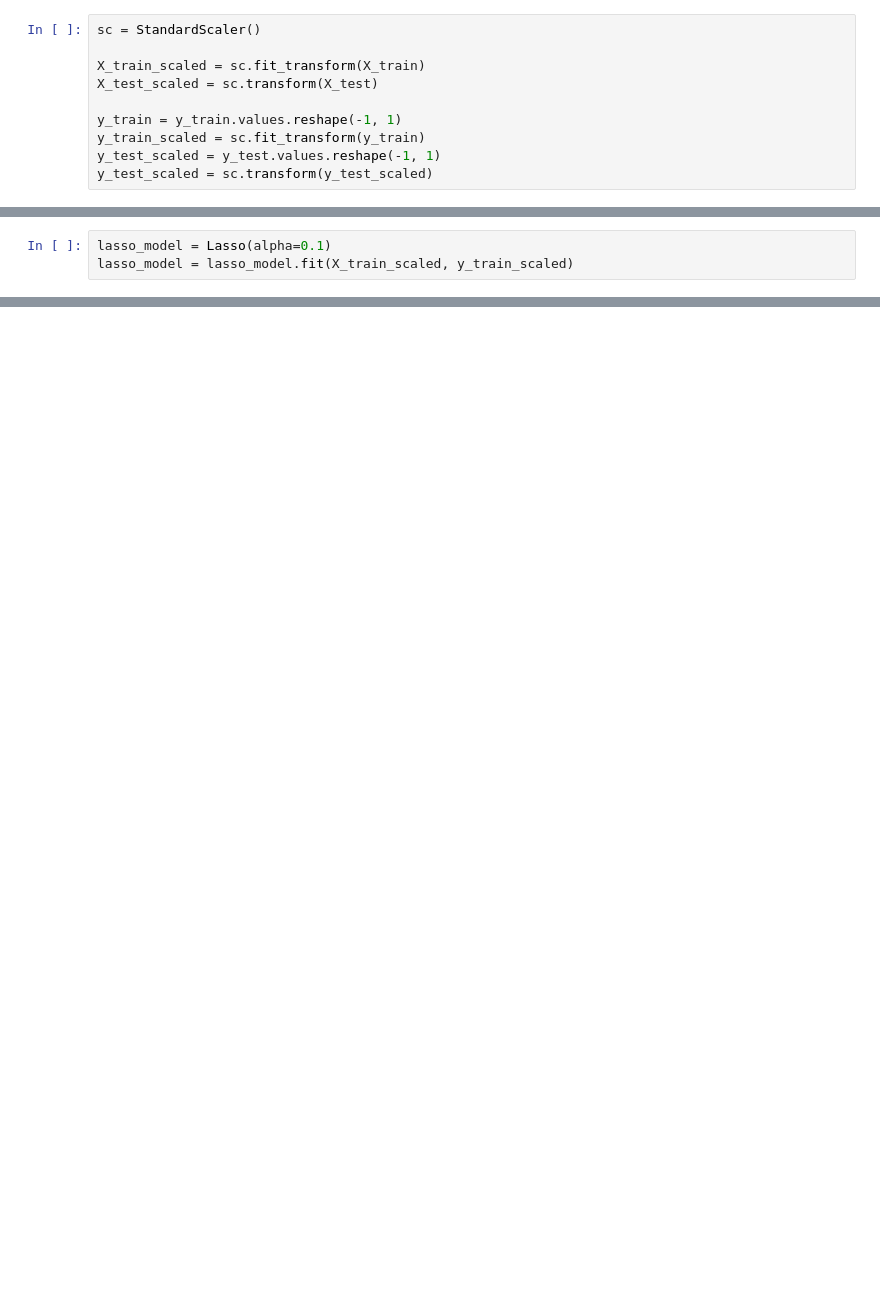
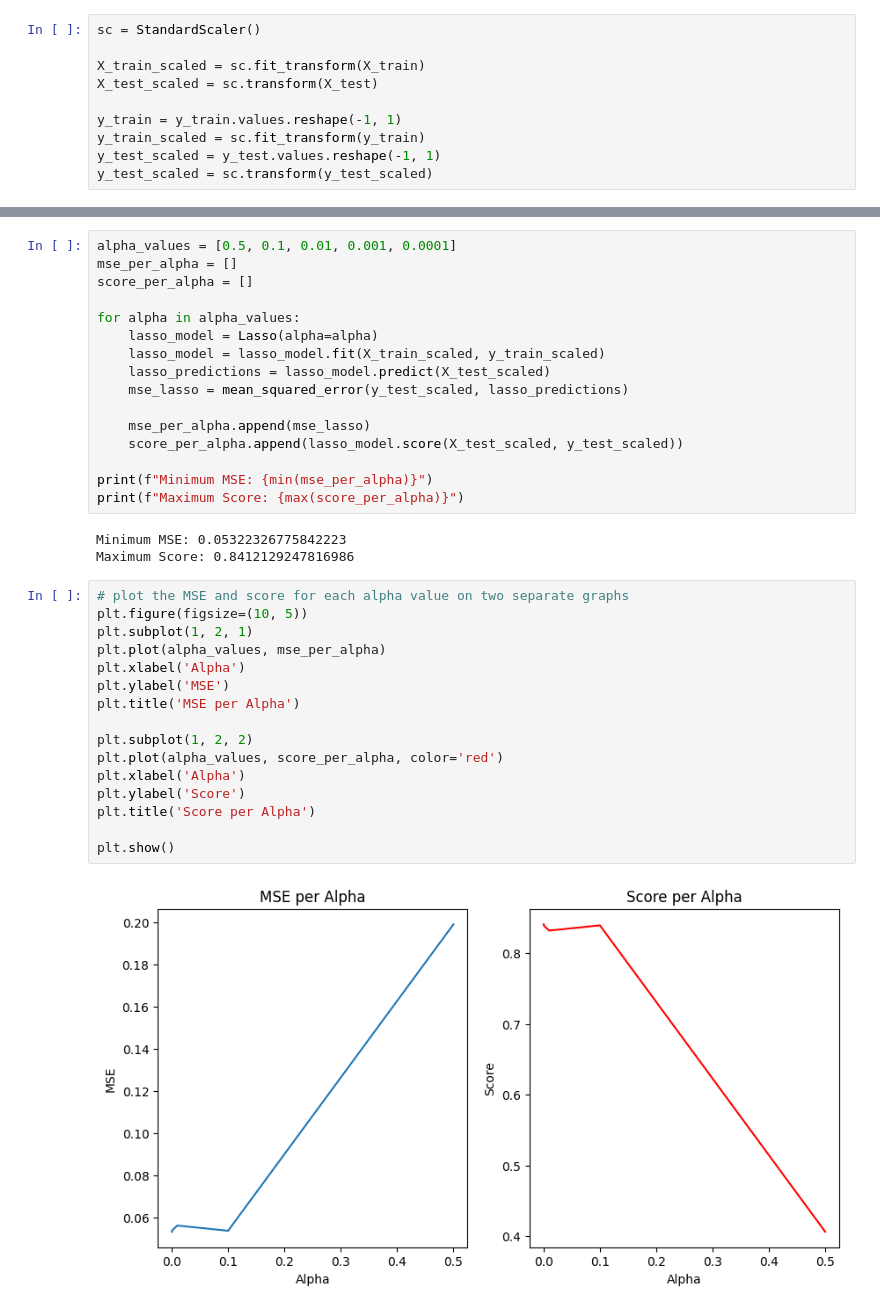
Before and after one commit to akshat1712/MA515_FDS_Project, a Jupyter notebook: Covid_Analysis.ipynb, the cells around one changed output, grey strips where cells are left out. Drawn from its saved outputs; the diff is of its cells as text; blank space fills up the shorter version.

```diff
--- a/Covid_Analysis.ipynb
+++ b/Covid_Analysis.ipynb
@@ -74,3 +108,0 @@ ridge_model = ridge_model.fit(X_train_scaled, y_train_scaled)
-# %%
-lasso_model = Lasso(alpha=0.1)
-lasso_model = lasso_model.fit(X_train_scaled, y_train_scaled)
@@ -103,0 +154,37 @@ model_pca.score(X_test_pca, y_test_scaled)
+# %%
+alpha_values = [0.5, 0.1, 0.01, 0.001, 0.0001]
+mse_per_alpha = []
+score_per_alpha = []
+
+for alpha in alpha_values:
+    lasso_model = Lasso(alpha=alpha)
+    lasso_model = lasso_model.fit(X_train_scaled, y_train_scaled)
+    lasso_predictions = lasso_model.predict(X_test_scaled)
+    mse_lasso = mean_squared_error(y_test_scaled, lasso_predictions)
+
+    mse_per_alpha.append(mse_lasso)
+    score_per_alpha.append(lasso_model.score(X_test_scaled, y_test_scaled))
+
+print(f"Minimum MSE: {min(mse_per_alpha)}")
+print(f"Maximum Score: {max(score_per_alpha)}")
+# %% [output]
+Minimum MSE: 0.05322326775842223
+Maximum Score: 0.8412129247816986
+# %%
+# plot the MSE and score for each alpha value on two separate graphs
+plt.figure(figsize=(10, 5))
+plt.subplot(1, 2, 1)
+plt.plot(alpha_values, mse_per_alpha)
+plt.xlabel('Alpha')
+plt.ylabel('MSE')
+plt.title('MSE per Alpha')
+
+plt.subplot(1, 2, 2)
+plt.plot(alpha_values, score_per_alpha, color='red')
+plt.xlabel('Alpha')
+plt.ylabel('Score')
+plt.title('Score per Alpha')
+
+plt.show()
+# %% [output]
+[figure, added]
```
Also changed, not shown: parts of 32 cells of this notebook, 2 other files.
